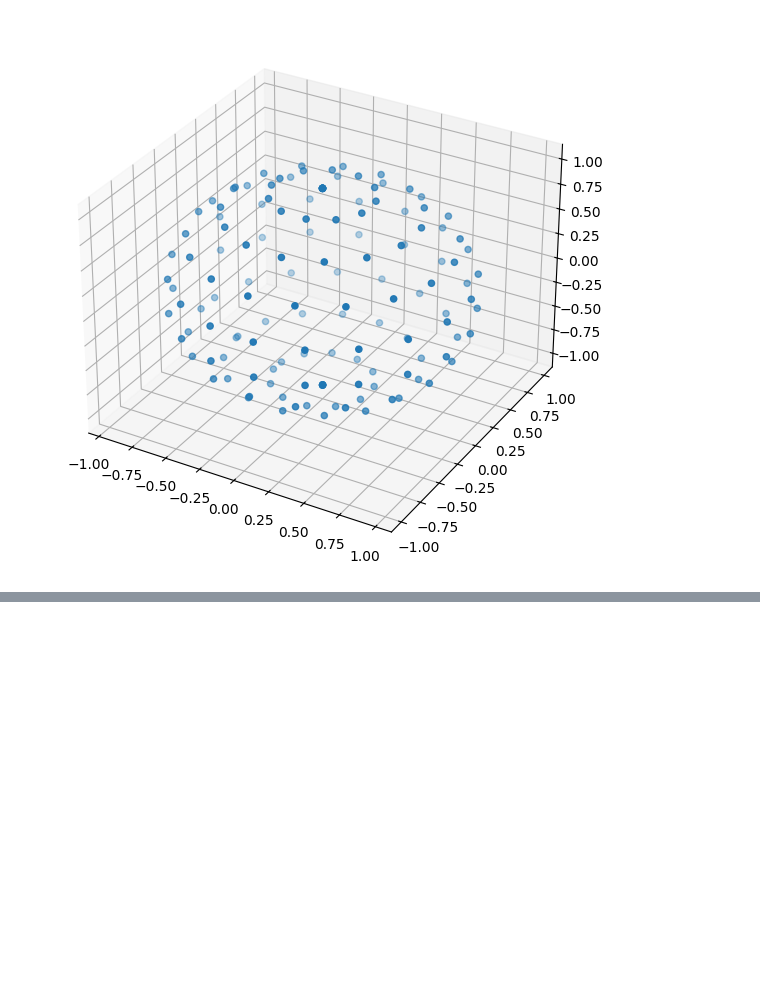
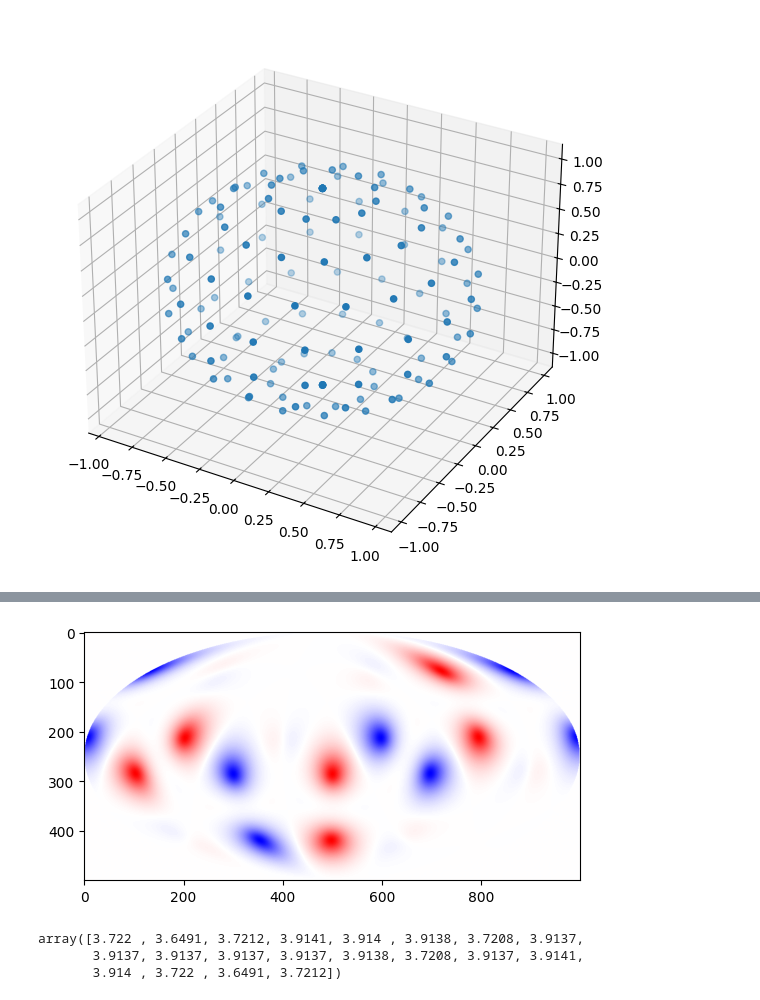
Before and after one commit to qmlCoder/pywfn, a Jupyter notebook: protos/地图映射.ipynb, the cells around one changed output, grey strips where cells are left out. Saved outputs shown, nothing was run; the diff lists cells and outputs as text; code cells hidden in the pictures; blank space fills up the shorter version.

```diff
--- a/protos/地图映射.ipynb
+++ b/protos/地图映射.ipynb
@@ -93,0 +173,32 @@ ax.scatter(xs,ys,zs)
+# %%
+import sys
+sys.path.append('d:/code/pywfn')
+from pywfn.base import Mol
+from pywfn.reader import LogReader
+from pywfn.spaceProp import wfnfunc
+path="D:\gfile\pywfn\C20.log"
+
+mol=Mol(LogReader(path))
+# %%
+
+wfnCaler=wfnfunc.Calculator(mol)
+wfnCaler.set_grid(grids)
+
+obts=[37,47,48,49,55,56,57,58,59,60]
+for i in obts:
+    wfnvals=wfnCaler.obtWfn(i-1)
+    wfnvals[idx]=0
+
+    import matplotlib.pyplot as plt
+    img=wfnvals.reshape(ny,nx)
+    mv=np.max(np.abs(img))
+    plt.imshow(img,vmin=-mv,vmax=mv,cmap='bwr',origin='upper')
+    plt.savefig(f'{i:0>2}.png',dpi=300,bbox_inches='tight')
+# %% [output]
+[figure, added]
+# %%
+np.linalg.norm(mol.coords,axis=1)
+# %% [output]
+array([3.722 , 3.6491, 3.7212, 3.9141, 3.914 , 3.9138, 3.7208, 3.9137,
+       3.9137, 3.9137, 3.9137, 3.9137, 3.9138, 3.7208, 3.9137, 3.9141,
+       3.914 , 3.722 , 3.6491, 3.7212])
```
Also changed, not shown: parts of 7 cells of this notebook, 41 other files.
